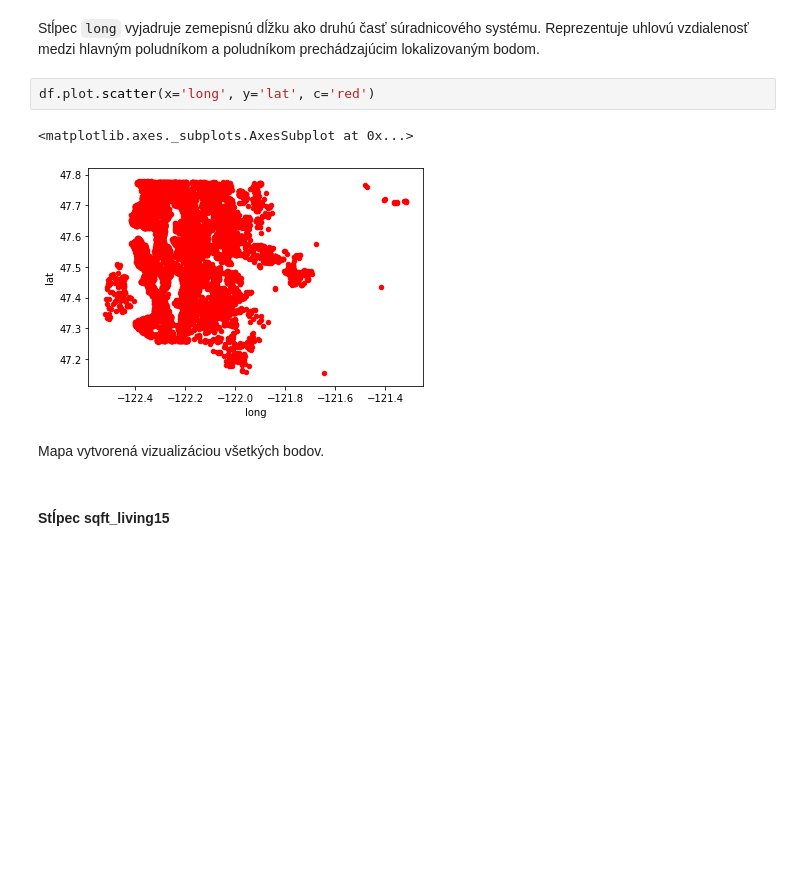
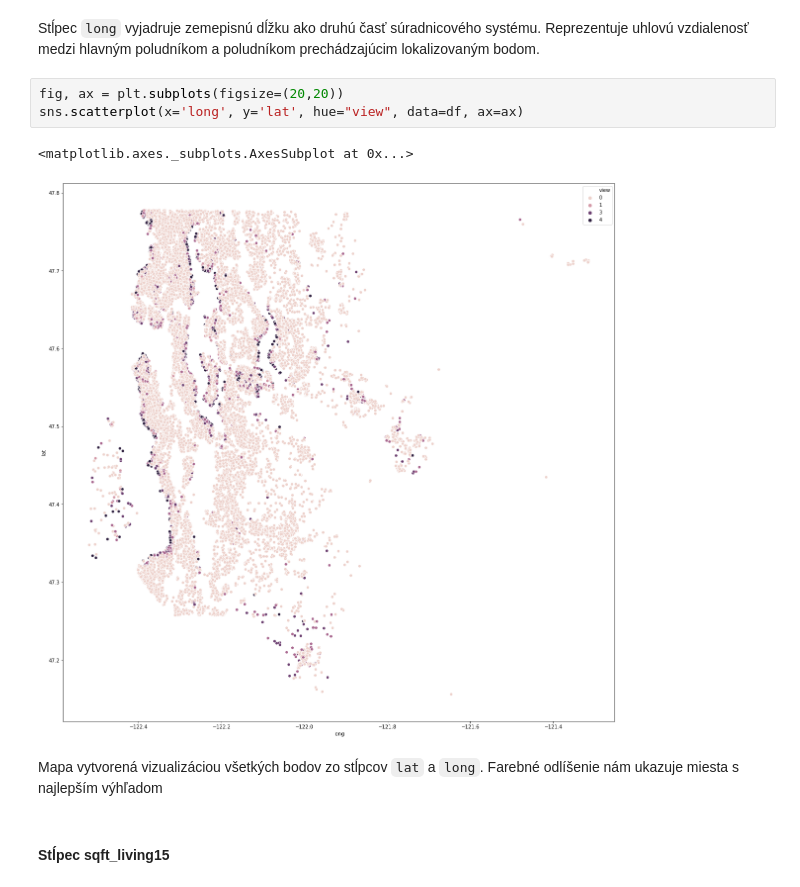
Before and after one commit to mirec3009/oznal_project, a Jupyter notebook: Explorativna_analyza.ipynb, the cells around one changed output. Cells and saved outputs as stored; diff of their text form; blank space fills up the shorter version.

```diff
--- a/Explorativna_analyza.ipynb
+++ b/Explorativna_analyza.ipynb
@@ -740,13 +804,14 @@ df["long"].max()
 -121.315
 # %% [markdown]
 Stĺpec `long` vyjadruje zemepisnú dĺžku ako druhú časť súradnicového systému. Reprezentuje uhlovú vzdialenosť medzi hlavným poludníkom a poludníkom prechádzajúcim lokalizovaným bodom.
-# %%
-df.plot.scatter(x='long', y='lat', c='red')
-# %% [output]
-<matplotlib.axes._subplots.AxesSubplot at 0x...>
-[figure, removed]
-# %% [markdown]
-Mapa vytvorená vizualizáciou všetkých bodov.
+# %%
+fig, ax = plt.subplots(figsize=(20,20))
+sns.scatterplot(x='long', y='lat', hue="view", data=df, ax=ax)
+# %% [output]
+<matplotlib.axes._subplots.AxesSubplot at 0x...>
+[figure, added]
+# %% [markdown]
+Mapa vytvorená vizualizáciou všetkých bodov zo stĺpcov `lat` a `long`. Farebné odlíšenie nám ukazuje miesta s najlepším výhľadom
 # %% [markdown]
 #### Stĺpec sqft_living15
 # %%
```
Also changed, not shown: parts of 30 cells of this notebook.
